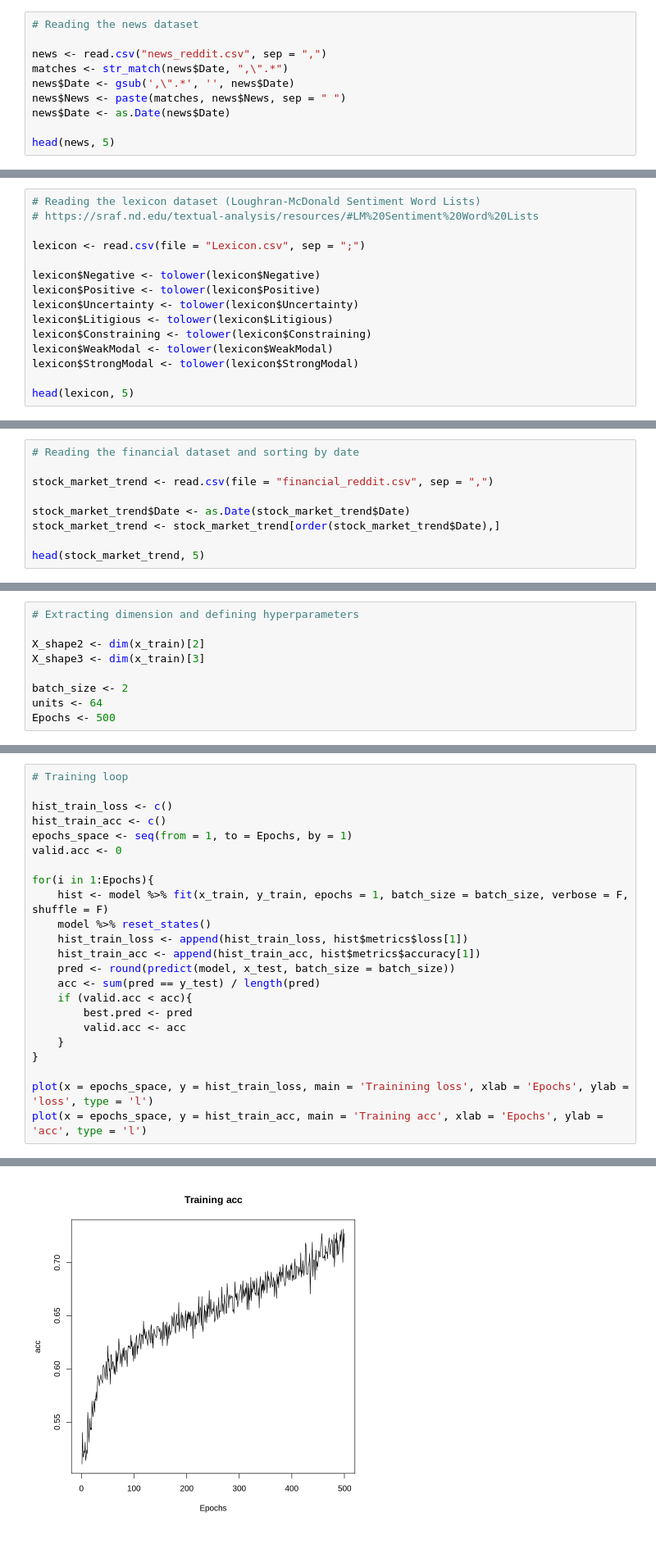
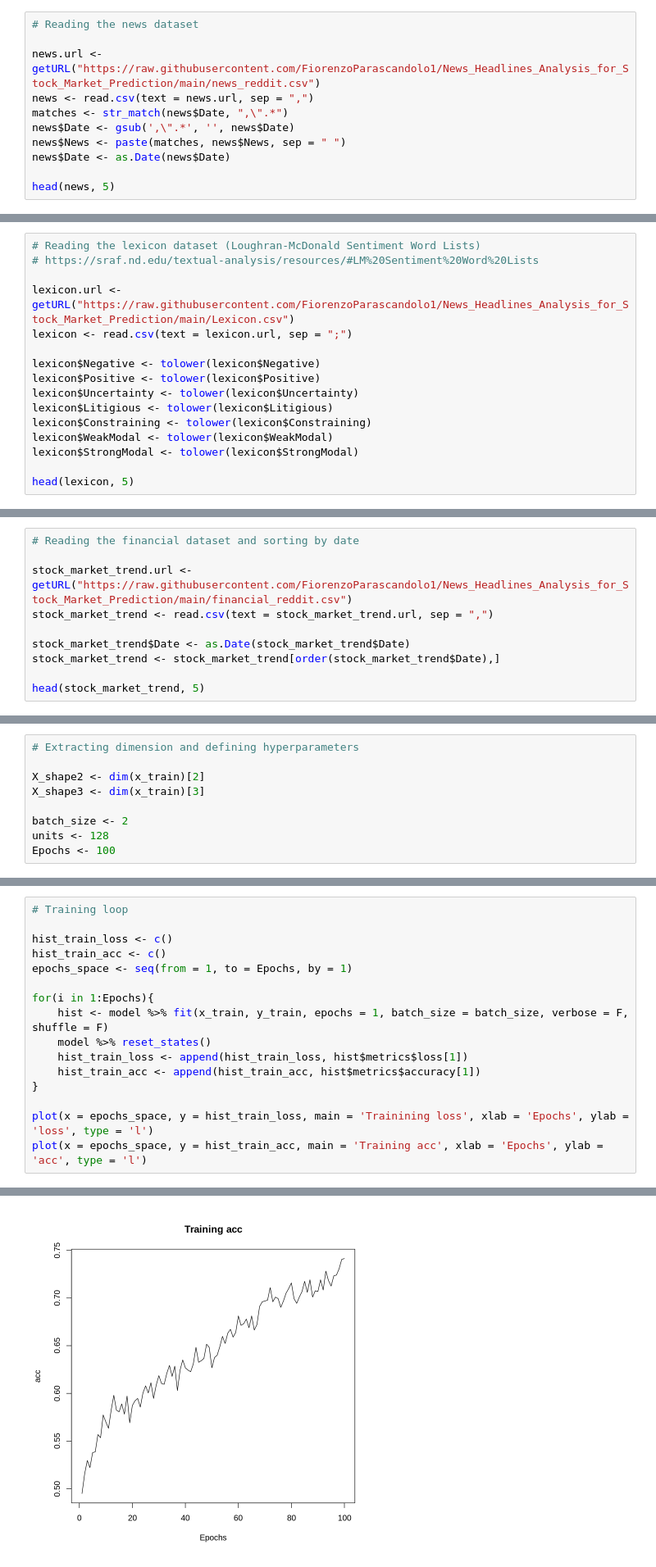
Before and after one commit to FiorenzoParascandolo1/News_Headlines_Analysis_for_Stock_Market_Prediction, a Jupyter notebook: News_Headlines_Analysis_for_Stock_Market_Prediction.ipynb, the cells around one changed output, grey strips where cells are left out. Shown at 82% size. Cells and saved outputs as stored; diff of their text form.

```diff
--- a/News_Headlines_Analysis_for_Stock_Market_Prediction.ipynb
+++ b/News_Headlines_Analysis_for_Stock_Market_Prediction.ipynb
@@ -36,7 +79,8 @@ The news dataset is not aggregated over the date (one headline for date), theref
 # %%
 # Reading the news dataset
 
-news <- read.csv("news_reddit.csv", sep = ",")
+news.url <- getURL("https://raw.githubusercontent.com/FiorenzoParascandolo1/News_Headlines_Analysis_for_Stock_Market_Prediction/main/news_reddit.csv")
+news <- read.csv(text = news.url, sep = ",")
 matches <- str_match(news$Date, ",\".*")
 news$Date <- gsub(',\".*', '', news$Date)
 news$News <- paste(matches, news$News, sep = " ")
@@ -99,7 +143,8 @@ In this step the lexicon is loaded. It consists on 7 fields: each of them contai
 # Reading the lexicon dataset (Loughran-McDonald Sentiment Word Lists)
 # https://sraf.nd.edu/textual-analysis/resources/#LM%20Sentiment%20Word%20Lists
 
-lexicon <- read.csv(file = "Lexicon.csv", sep = ";")
+lexicon.url <- getURL("https://raw.githubusercontent.com/FiorenzoParascandolo1/News_Headlines_Analysis_for_Stock_Market_Prediction/main/Lexicon.csv")
+lexicon <- read.csv(text = lexicon.url, sep = ";")
 
 lexicon$Negative <- tolower(lexicon$Negative)
 lexicon$Positive <- tolower(lexicon$Positive)
@@ -131,7 +176,8 @@ news’ gives higher predictive accuracy".
 # %%
 # Reading the financial dataset and sorting by date
 
-stock_market_trend <- read.csv(file = "financial_reddit.csv", sep = ",")
+stock_market_trend.url <- getURL("https://raw.githubusercontent.com/FiorenzoParascandolo1/News_Headlines_Analysis_for_Stock_Market_Prediction/main/financial_reddit.csv")
+stock_market_trend <- read.csv(text = stock_market_trend.url, sep = ",")
 
 stock_market_trend$Date <- as.Date(stock_market_trend$Date)
 stock_market_trend <- stock_market_trend[order(stock_market_trend$Date),]
@@ -555,7 +613,7 @@ X_shape2 <- dim(x_train)[2]
 X_shape3 <- dim(x_train)[3]
 
 batch_size <- 2
-units <- 64
-Epochs <- 500
+units <- 128
+Epochs <- 100
 # %%
 install.packages("keras")
@@ -599,19 +677,12 @@ ________________________________________________________________________________
 hist_train_loss <- c()
 hist_train_acc <- c()
 epochs_space <- seq(from = 1, to = Epochs, by = 1)
-valid.acc <- 0
 
 for(i in 1:Epochs){
     hist <- model %>% fit(x_train, y_train, epochs = 1, batch_size = batch_size, verbose = F, shuffle = F)
     model %>% reset_states()
     hist_train_loss <- append(hist_train_loss, hist$metrics$loss[1])
     hist_train_acc <- append(hist_train_acc, hist$metrics$accuracy[1])
-    pred <- round(predict(model, x_test, batch_size = batch_size))
-    acc <- sum(pred == y_test) / length(pred)
-    if (valid.acc < acc){
-        best.pred <- pred
-        valid.acc <- acc
-    }
 }
 
 plot(x = epochs_space, y = hist_train_loss, main = 'Trainining loss', xlab = 'Epochs', ylab = 'loss', type = 'l')
@@ -621,4 +692,4 @@ plot(x = epochs_space, y = hist_train_acc, main = 'Training acc', xlab = 'Epochs
-[figure, old version]
+[figure, new version]
 # %%
 # Results
 
```
Also changed, not shown: parts of 20 cells of this notebook.
